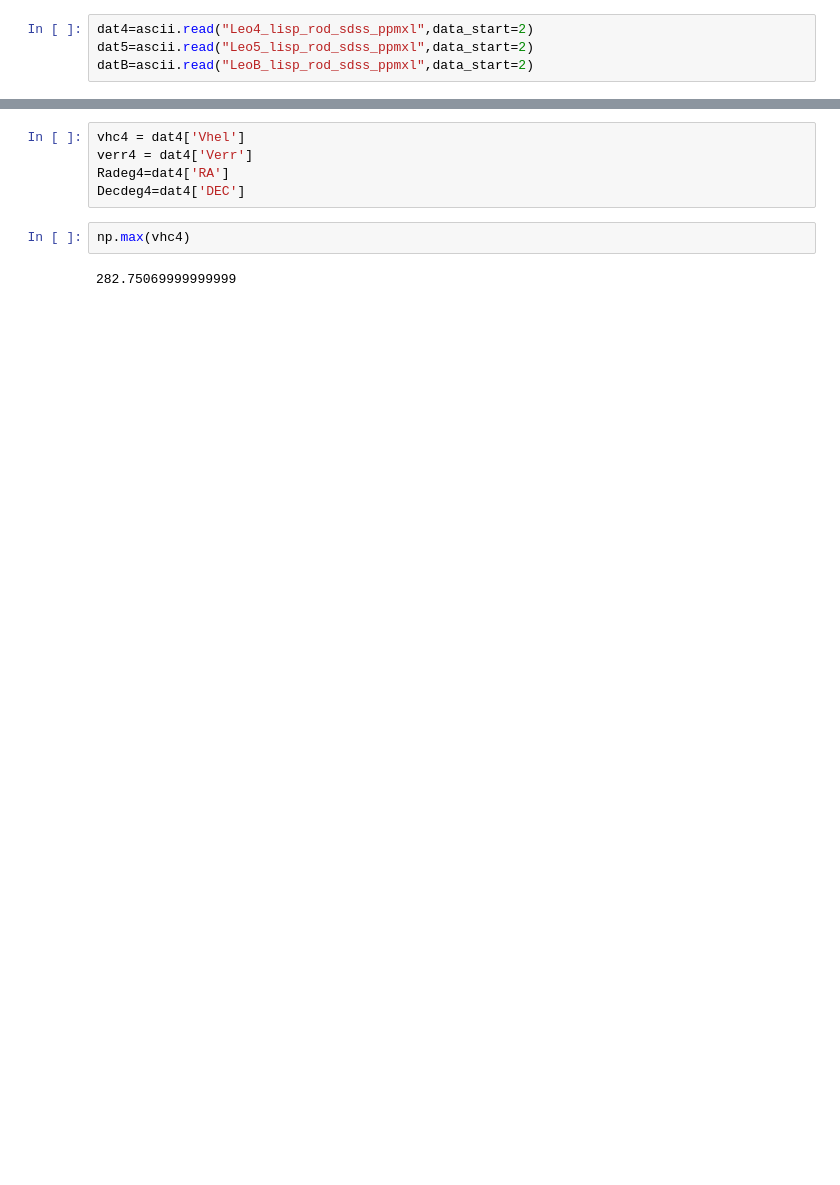
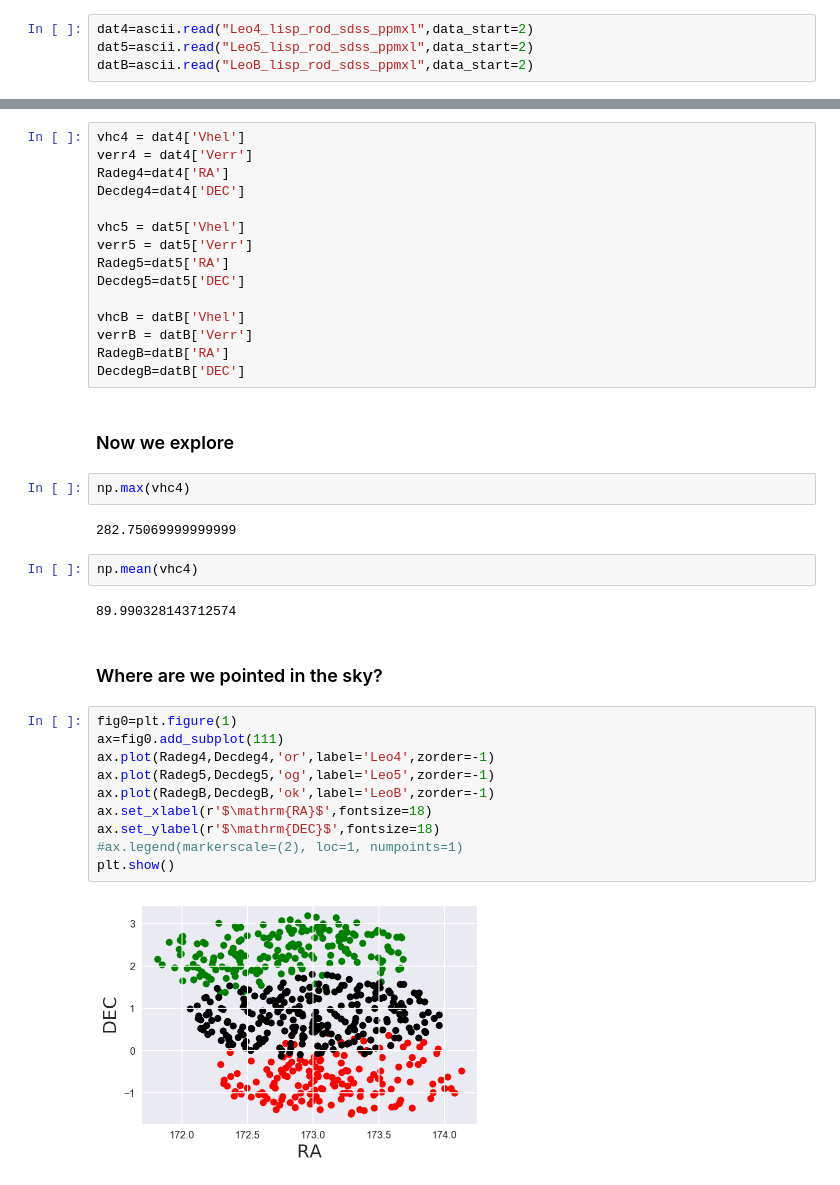
Before and after one commit to AstroHyde/ACAMAR, a Jupyter notebook: CodingPandas/PTG_elaina.ipynb, the cells around one changed output, grey strips where cells are left out. Drawn from its saved outputs; the diff is of its cells as text; blank space fills up the shorter version.

```diff
--- a/CodingPandas/PTG_elaina.ipynb
+++ b/CodingPandas/PTG_elaina.ipynb
@@ -43,7 +47,37 @@ vhc4 = dat4['Vhel']
 verr4 = dat4['Verr']
 Radeg4=dat4['RA']
 Decdeg4=dat4['DEC']
+
+vhc5 = dat5['Vhel']
+verr5 = dat5['Verr']
+Radeg5=dat5['RA']
+Decdeg5=dat5['DEC']
+
+vhcB = datB['Vhel']
+verrB = datB['Verr']
+RadegB=datB['RA']
+DecdegB=datB['DEC']
+# %% [markdown]
+### Now we explore
 # %%
 np.max(vhc4)
 # %% [output]
 282.75069999999999
+# %%
+np.mean(vhc4)
+# %% [output]
+89.990328143712574
+# %% [markdown]
+### Where are we pointed in the sky?
+# %%
+fig0=plt.figure(1)
+ax=fig0.add_subplot(111)
+ax.plot(Radeg4,Decdeg4,'or',label='Leo4',zorder=-1)
+ax.plot(Radeg5,Decdeg5,'og',label='Leo5',zorder=-1)
+ax.plot(RadegB,DecdegB,'ok',label='LeoB',zorder=-1)
+ax.set_xlabel(r'$\mathrm{RA}$',fontsize=18)
+ax.set_ylabel(r'$\mathrm{DEC}$',fontsize=18)
+#ax.legend(markerscale=(2), loc=1, numpoints=1)
+plt.show()
+# %% [output]
+[figure, added]
```
Also changed, not shown: parts of 35 cells of this notebook.
